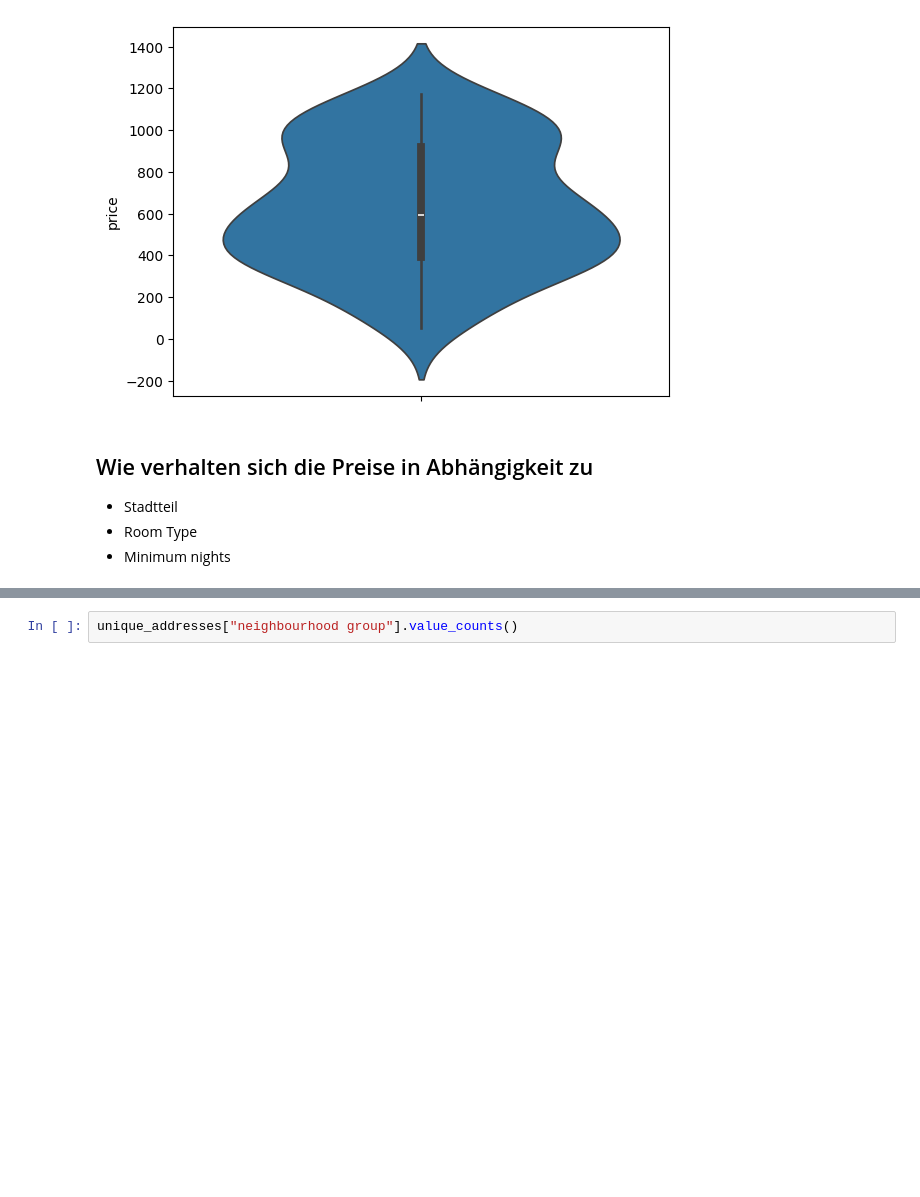
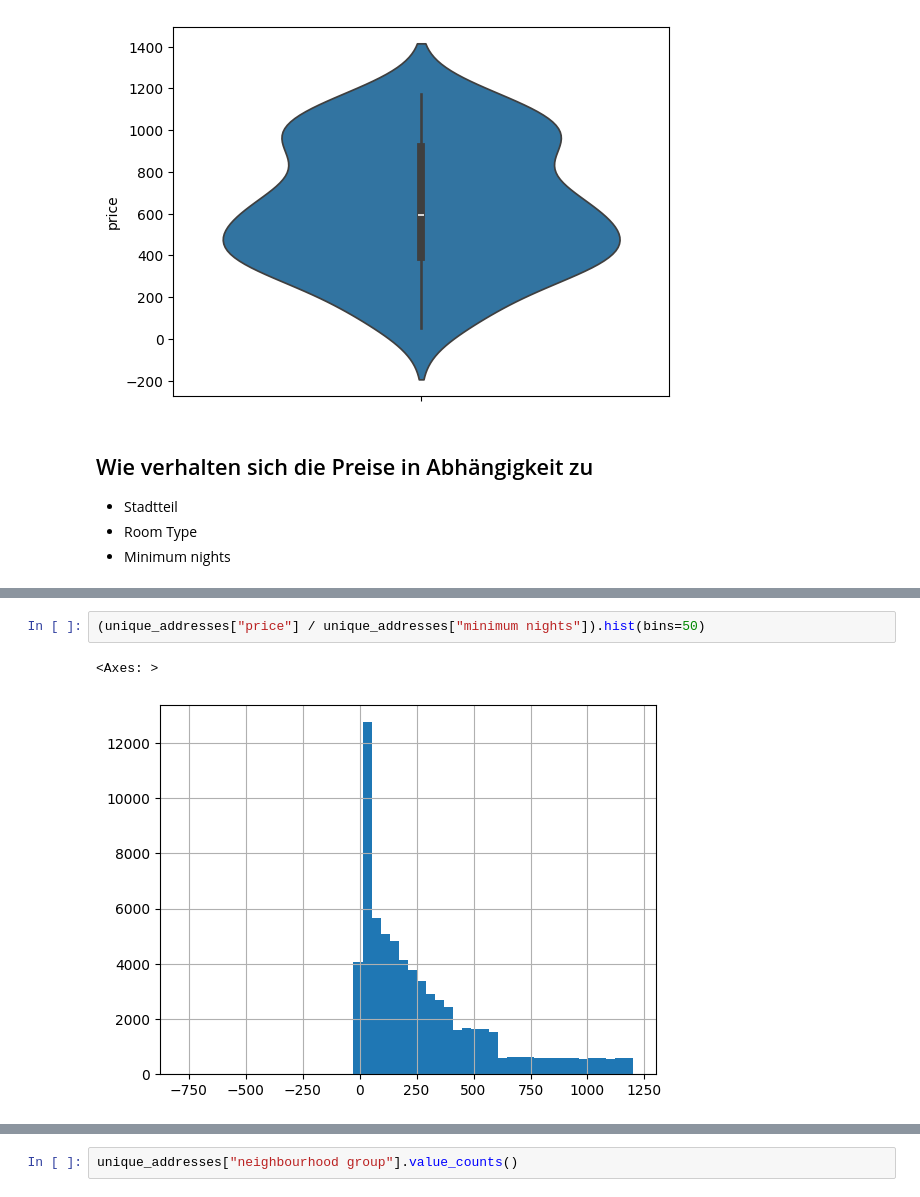
Before and after one commit to co-dex-gmbh/python-data-science-g5, a Jupyter notebook: woche1/airbnb/notebooks/live-11-12-2024.ipynb, the cells around one changed output, grey strips where cells are left out. Drawn from its saved outputs; the diff is of its cells as text; blank space fills up the shorter version.

```diff
--- a/woche1/airbnb/notebooks/live-11-12-2024.ipynb
+++ b/woche1/airbnb/notebooks/live-11-12-2024.ipynb
@@ -169,0 +202,5 @@ Name: count, dtype: int64
+# %%
+(unique_addresses["price"] / unique_addresses["minimum nights"]).hist(bins=50)
+# %% [output]
+<Axes: >
+[figure, added]
```
Also changed, not shown: parts of 30 cells of this notebook, 4 other files.
